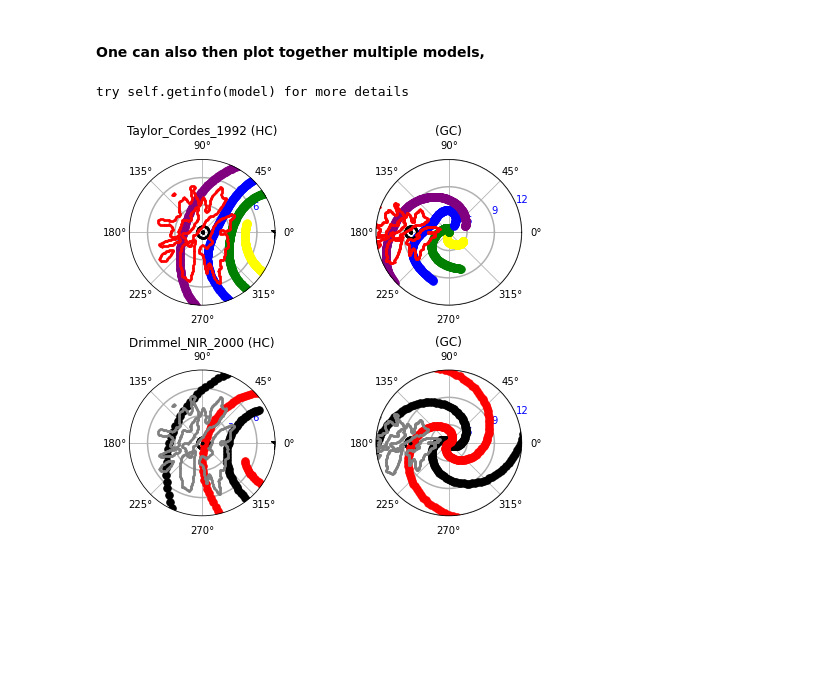
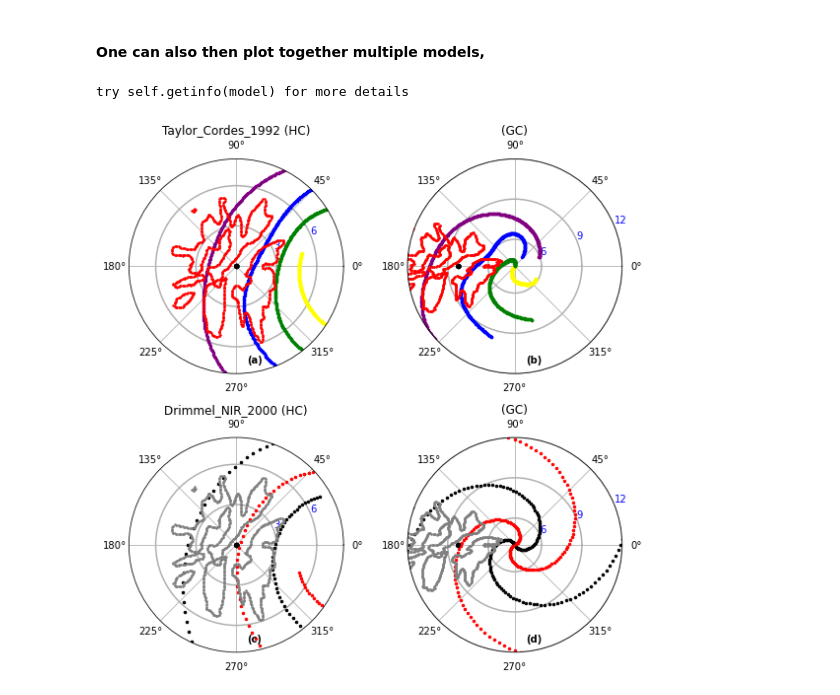
Before and after one commit to Abhaypru/SpiralMap, a Jupyter notebook: demo_spiralmap.ipynb, the cells around one changed output. Drawn from its saved outputs; the diff is of its cells as text; code cells hidden in the pictures; blank space fills up the shorter version.

```diff
--- a/demo_spiralmap.ipynb
+++ b/demo_spiralmap.ipynb
@@ -301,47 +316,52 @@ use_model2 = 'Poggio_cont_2021'
 
 
 plt.close('all')
-fig = plt.figure(figsize=(7.,6.))
+fig = plt.figure(figsize=(8.,8.))
 #
 ax = plt.subplot(221, projection='polar')
-plotattrs = {'plot':True,'coordsys':'HC','markersize':15,'markSunGC':True,'polarproj':True}
+plotattrs = {'plot':True,'coordsys':'HC','markersize':5,'markSunGC':True,'polarproj':True}
 spirals.readout(plotattrs,model=use_model,arm=use_arm)
 plotattrs = {'plot':True,'coordsys':'HC','markersize':3,'polarproj':True,'armcolour':'red'}
 spirals.readout(plotattrs,model=use_model2,arm='all')
 polar_style(ax,title=use_model+' (HC)')
 ax.set_ylim([0.,8])
+plt.text(0.55,0.05,'(a)' ,transform=plt.gca().transAxes,weight='bold')
 
 #
 ax = plt.subplot(222, projection='polar')
-plotattrs = {'plot':True,'coordsys':'GC','markersize':15,'markSunGC':True,'polarproj':True}
+plotattrs = {'plot':True,'coordsys':'GC','markersize':5,'markSunGC':True,'polarproj':True}
 spirals.readout(plotattrs,model=use_model,arm=use_arm)
 plotattrs = {'plot':True,'coordsys':'GC','markersize':3,'polarproj':True,'armcolour':'red'}
 spirals.readout(plotattrs,model=use_model2,arm='all')
 polar_style(ax,title='(GC)')
 ax.set_ylim([4.,12])
+plt.text(0.55,0.05,'(b)' ,transform=plt.gca().transAxes,weight='bold')
 
 #
 use_model = 'Drimmel_NIR_2000'
 use_arm = 'all'
 use_model2 = 'Poggio_cont_2021'
 ax = plt.subplot(223, projection='polar')
-plotattrs = {'plot':True,'coordsys':'HC','markersize':15,'markSunGC':True,'polarproj':True}
+plotattrs = {'plot':True,'coordsys':'HC','markersize':5,'markSunGC':True,'polarproj':True}
 spirals.readout(plotattrs,model=use_model,arm=use_arm)
 plotattrs = {'plot':True,'coordsys':'HC','markersize':3,'polarproj':True,'armcolour':'grey'}
 spirals.readout(plotattrs,model=use_model2,arm='all')
-
 polar_style(ax,title=use_model+' (HC)')
 ax.set_ylim([0.,8])
+plt.text(0.55,0.05,'(c)' ,transform=plt.gca().transAxes,weight='bold')
 
 #
 ax = plt.subplot(224, projection='polar')
-plotattrs = {'plot':True,'coordsys':'GC','markersize':15,'markSunGC':True,'polarproj':True}
+plotattrs = {'plot':True,'coordsys':'GC','markersize':5,'markSunGC':True,'polarproj':True}
 spirals.readout(plotattrs,model=use_model,arm=use_arm)
 plotattrs = {'plot':True,'coordsys':'GC','markersize':3,'polarproj':True,'armcolour':'grey'}
 spirals.readout(plotattrs,model=use_model2,arm='all')
 polar_style(ax,title='(GC)')
 ax.set_ylim([4.,12])
+plt.text(0.55,0.05,'(d)' ,transform=plt.gca().transAxes,weight='bold')
+
 plt.tight_layout()
+plt.savefig(figdir+'/multiple_models_polar.png', dpi=figdpi)
 # %% [output]
 try self.getinfo(model) for more details
-[figure, old version]
+[figure, new version]
```
Also changed, not shown: parts of 4 cells of this notebook, 7 other files.
